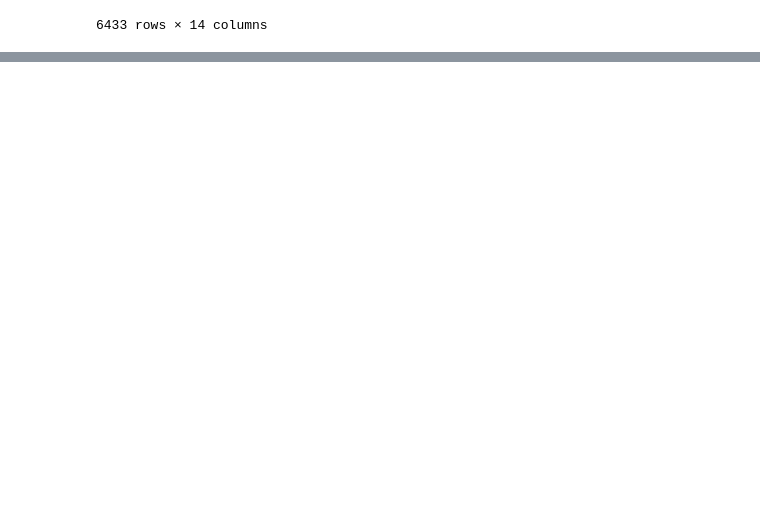
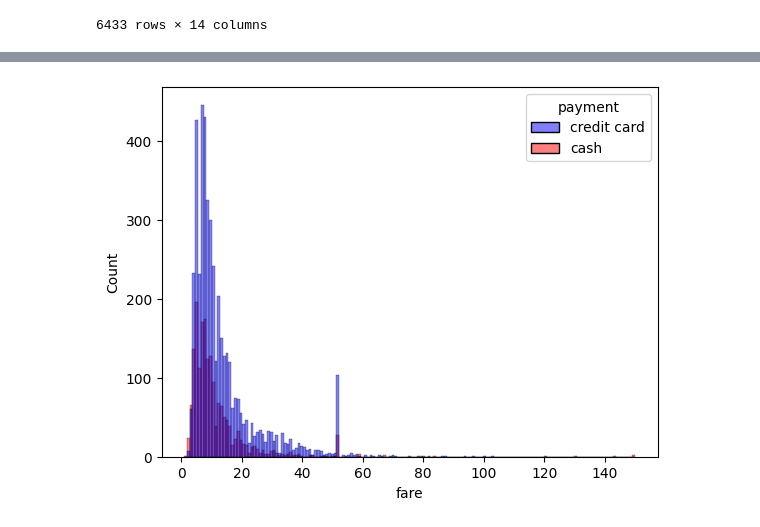
Before and after one commit to kalyannaik17/AD-class, a Jupyter notebook: day12.ipynb, the cells around one changed output, grey strips where cells are left out. Saved outputs shown, nothing was run; the diff lists cells and outputs as text; code cells hidden in the pictures; blank space fills up the shorter version.

```diff
--- a/day12.ipynb
+++ b/day12.ipynb
@@ -304,0 +43,5 @@ df[(df['payment']=='cash') & (df['total']>15)]
+# %%
+sns.histplot(x=df['fare'],palette=['blue','red'],hue=df['payment'])
+plt.show()
+# %% [output]
+[figure, added]
```
Also changed, not shown: parts of 32 cells of this notebook.
